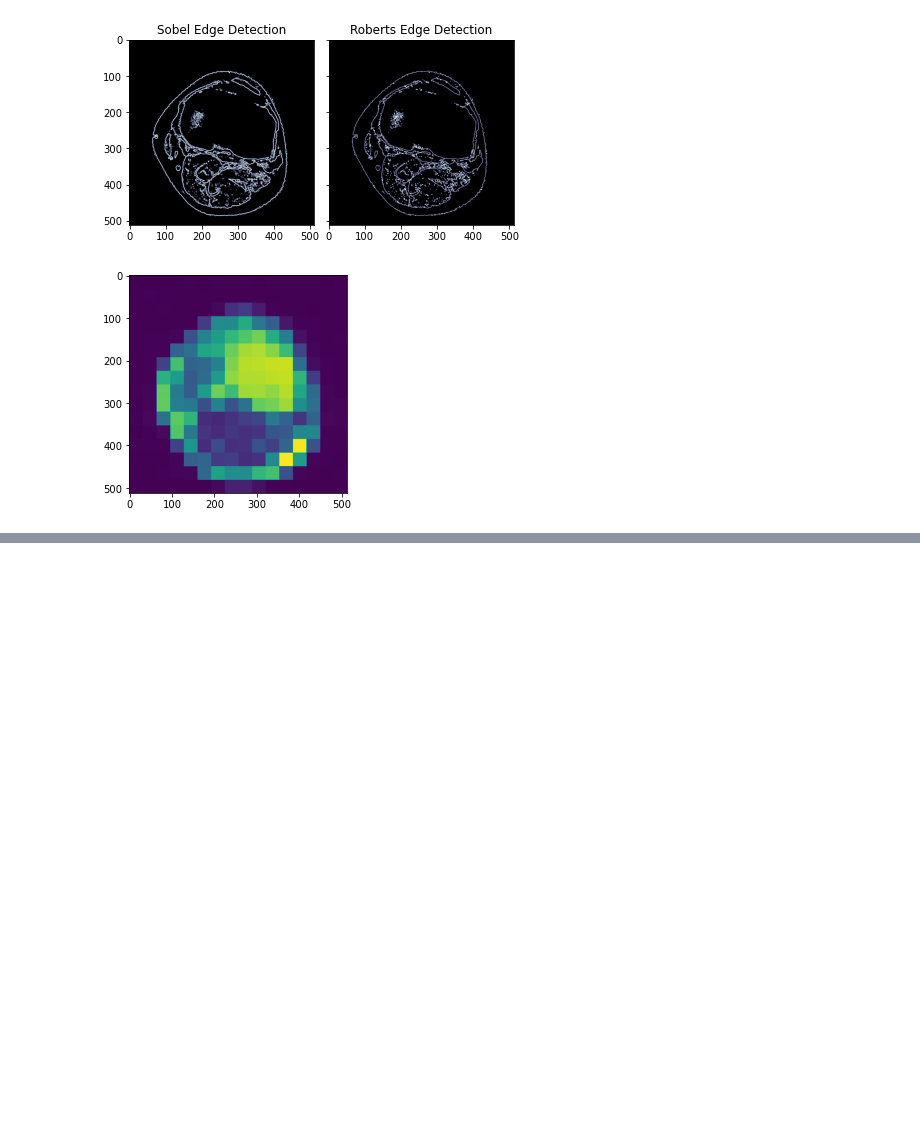
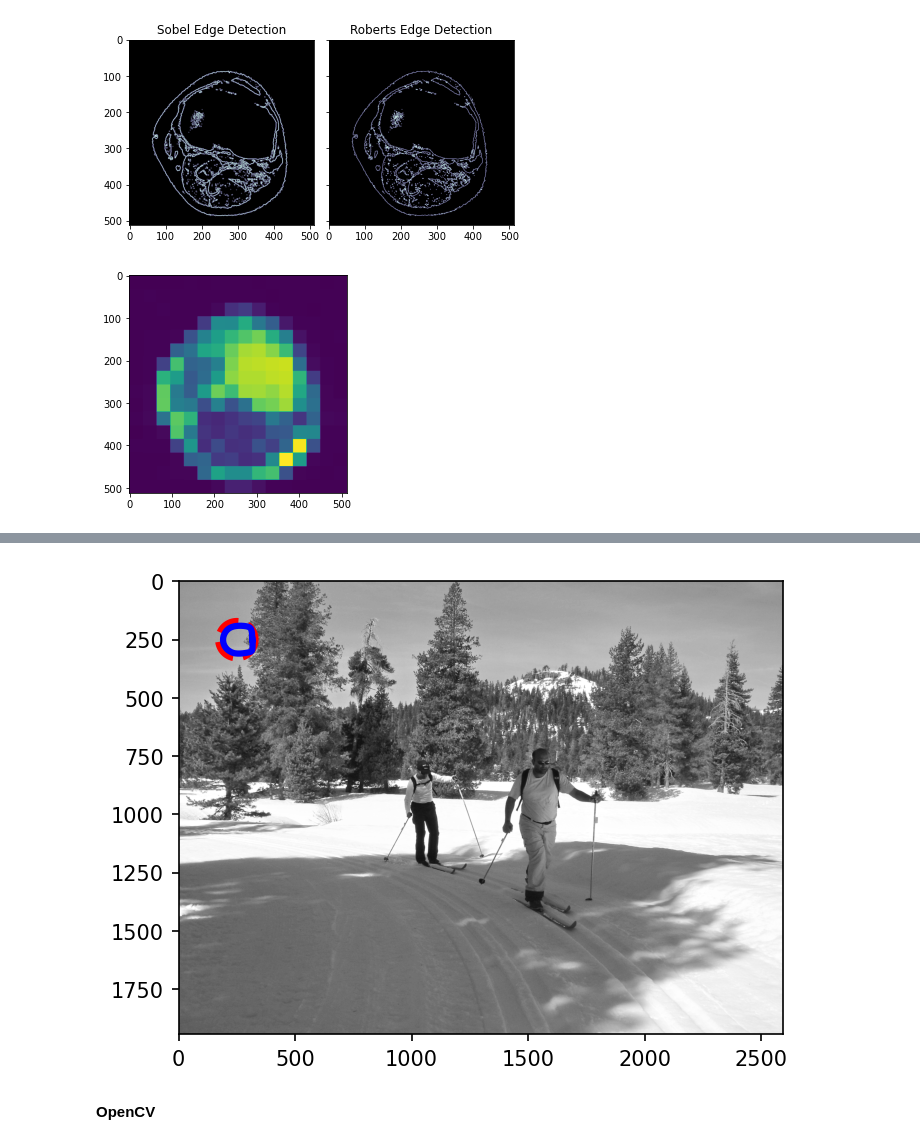
Before and after one commit to alwinruby/AI_Sports, a Jupyter notebook: Basic_Check.ipynb, the cells around one changed output, grey strips where cells are left out. Saved outputs shown, nothing was run; the diff lists cells and outputs as text; code cells hidden in the pictures; blank space fills up the shorter version.

```diff
--- a/Basic_Check.ipynb
+++ b/Basic_Check.ipynb
@@ -191,0 +201,24 @@ plt.show()
+# %%
+import numpy as np
+import matplotlib.pyplot as plt
+from skimage.color import rgb2gray
+from skimage import data
+from skimage.filters import gaussian
+from skimage.segmentation import active_contour
+# Make image gray tone for contours
+img = rgb2gray(img)
+# Initialize spline
+s = np.linspace(0, 2*np.pi, 200)
+init = 80*np.array([np.cos(s), np.sin(s)]).T + 250
+# Fit spline to image
+snake = active_contour(gaussian(img, 3),init)
+fig, ax = plt.subplots(dpi=150)
+ax.imshow(img, cmap=plt.cm.gray)
+ax.plot(init[:, 0], init[:, 1], '--r', lw=3)
+ax.plot(snake[:, 0], snake[:, 1], '-b', lw=3)
+ax.axis([0, img.shape[1], img.shape[0], 0])
+plt.show()
+# %% [output]
+[figure, added]
+# %% [markdown]
+**OpenCV**
```
Also changed, not shown: parts of 7 cells of this notebook, 3 other files.
